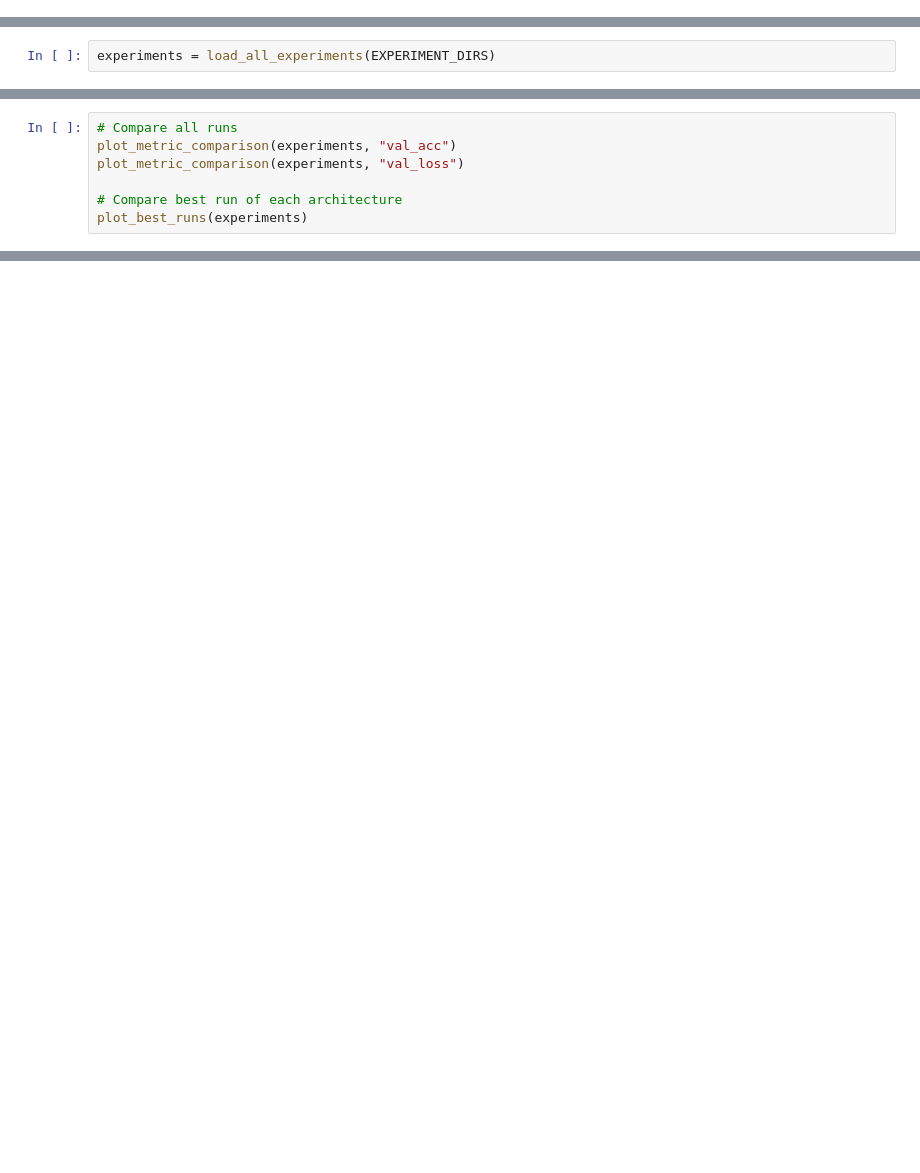
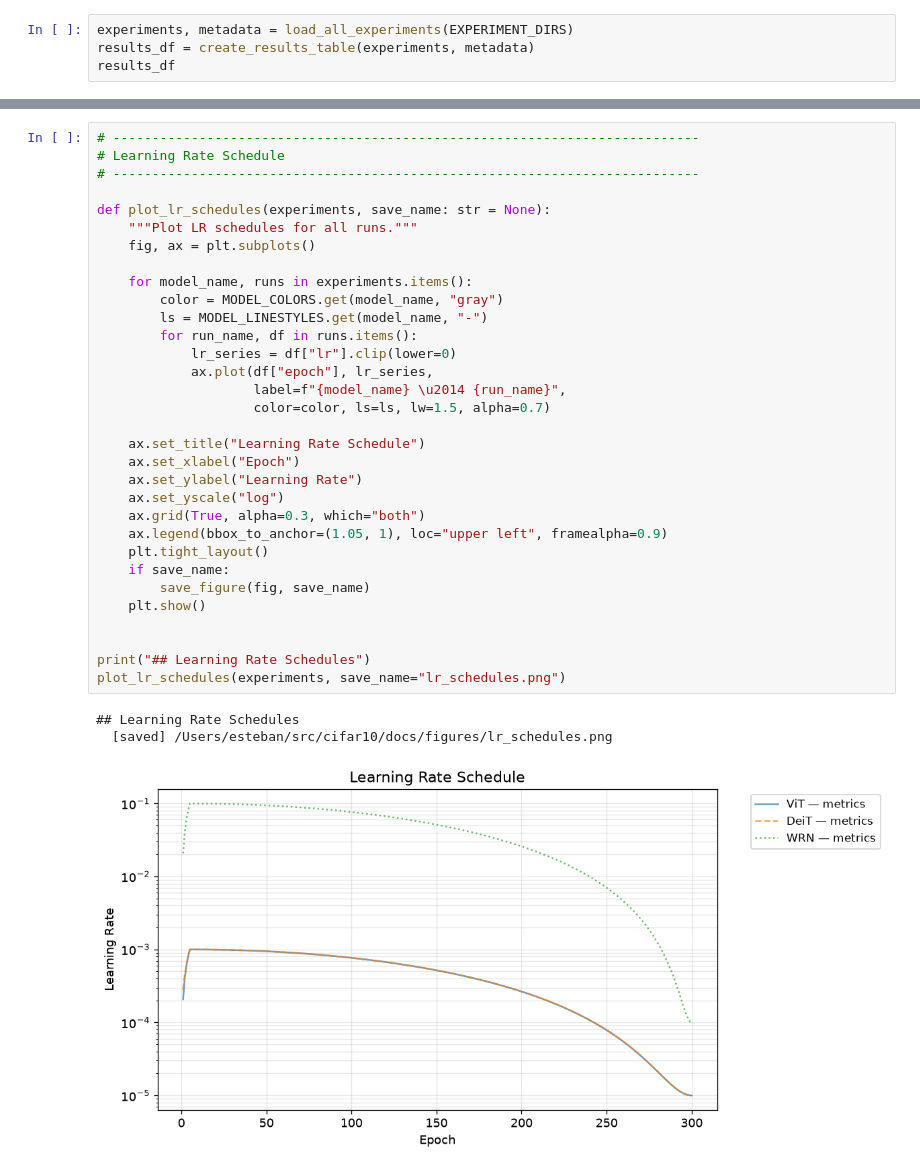
Before and after one commit to estebanurimini/cifar10, a Jupyter notebook: notebooks/benchmark.ipynb, the cells around one changed output, grey strips where cells are left out. Cells and saved outputs as stored; diff of their text form; blank space fills up the shorter version.

```diff
--- a/notebooks/benchmark.ipynb
+++ b/notebooks/benchmark.ipynb
@@ -17,0 +137,4 @@ EXPERIMENT_DIRS = {
+# %%
+experiments, metadata = load_all_experiments(EXPERIMENT_DIRS)
+results_df = create_results_table(experiments, metadata)
+results_df
@@ -218,2 +291,0 @@ def create_results_table(experiments):
-# %%
-experiments = load_all_experiments(EXPERIMENT_DIRS)
@@ -227,7 +291,0 @@ create_results_table(experiments)
-# %%
-# Compare all runs
-plot_metric_comparison(experiments, "val_acc")
-plot_metric_comparison(experiments, "val_loss")
-
-# Compare best run of each architecture
-plot_best_runs(experiments)
@@ -237,0 +399,36 @@ plot_best_runs(experiments)
+# %%
+# ---------------------------------------------------------------------------
+# Learning Rate Schedule
+# ---------------------------------------------------------------------------
+
+def plot_lr_schedules(experiments, save_name: str = None):
+    """Plot LR schedules for all runs."""
+    fig, ax = plt.subplots()
+
+    for model_name, runs in experiments.items():
+        color = MODEL_COLORS.get(model_name, "gray")
+        ls = MODEL_LINESTYLES.get(model_name, "-")
+        for run_name, df in runs.items():
+            lr_series = df["lr"].clip(lower=0)
+            ax.plot(df["epoch"], lr_series,
+                    label=f"{model_name} \u2014 {run_name}",
+                    color=color, ls=ls, lw=1.5, alpha=0.7)
+
+    ax.set_title("Learning Rate Schedule")
+    ax.set_xlabel("Epoch")
+    ax.set_ylabel("Learning Rate")
+    ax.set_yscale("log")
+    ax.grid(True, alpha=0.3, which="both")
+    ax.legend(bbox_to_anchor=(1.05, 1), loc="upper left", framealpha=0.9)
+    plt.tight_layout()
+    if save_name:
+        save_figure(fig, save_name)
+    plt.show()
+
+
+print("## Learning Rate Schedules")
+plot_lr_schedules(experiments, save_name="lr_schedules.png")
+# %% [output]
+## Learning Rate Schedules
+  [saved] /Users/esteban/src/cifar10/docs/figures/lr_schedules.png
+[figure, added]
```
Also changed, not shown: parts of 17 cells of this notebook, 10 other files.
